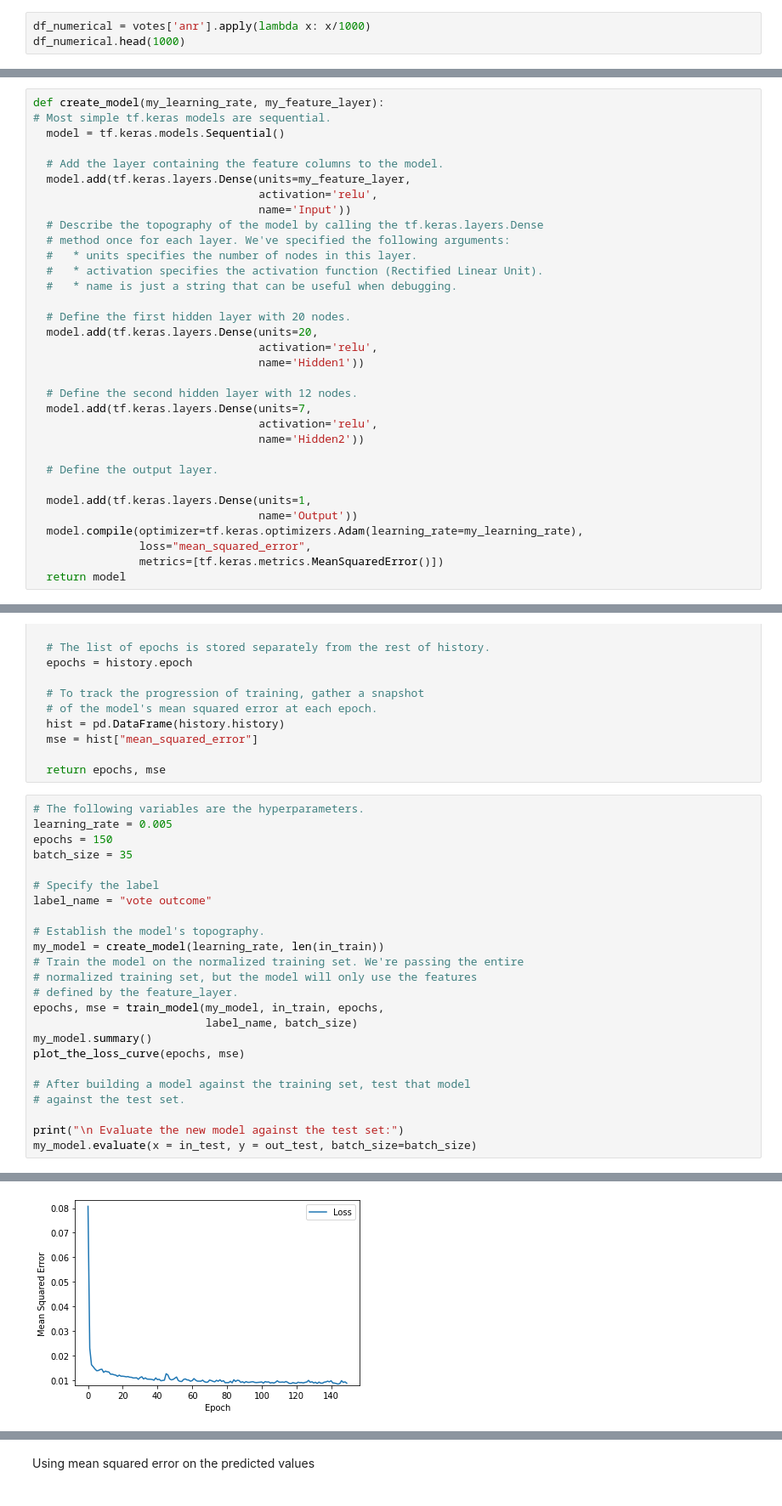
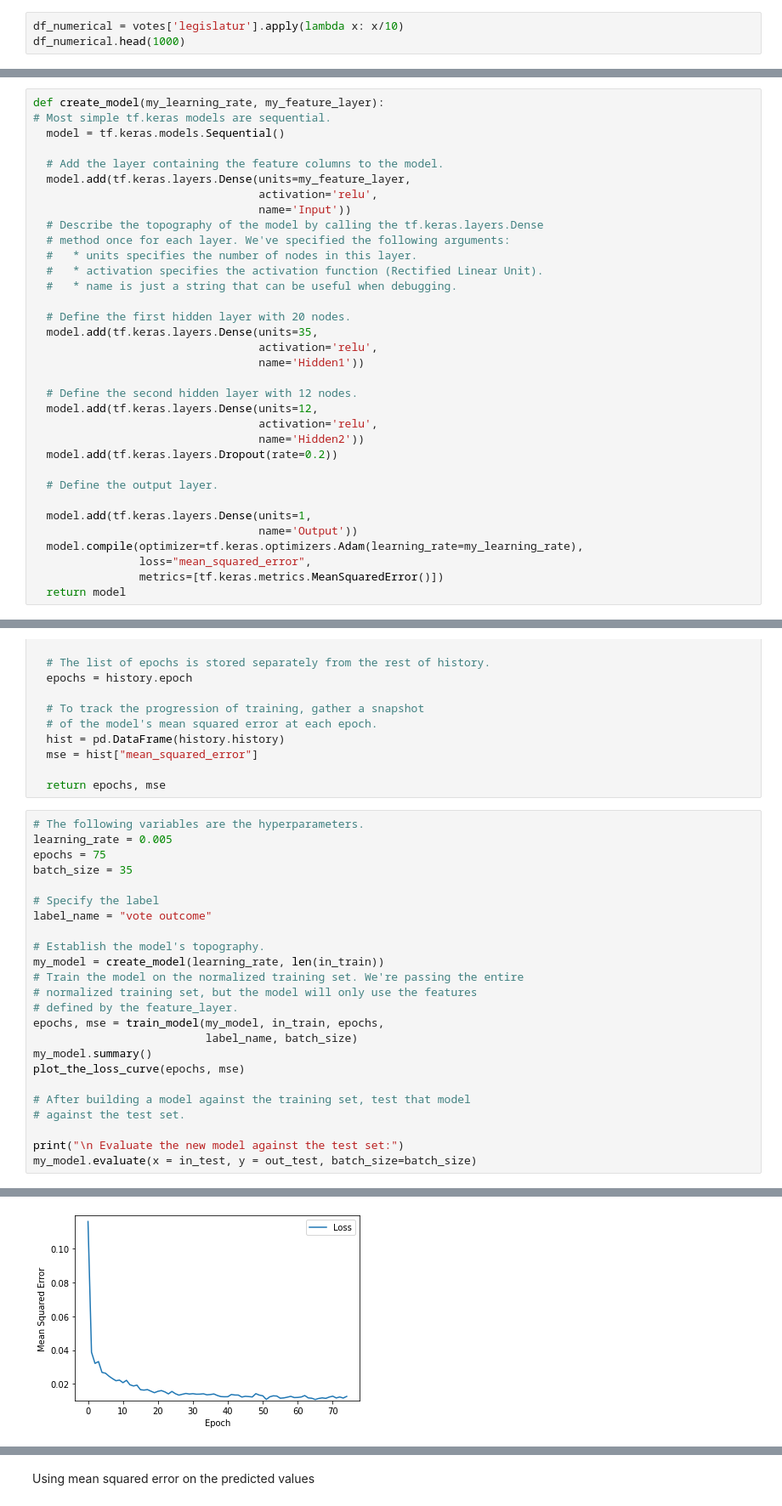
Before and after one commit to DJAntivenom/swiss-vote-prediction, a Jupyter notebook: src/nn_1.1.ipynb, the cells around one changed output, grey strips where cells are left out. Shown at 85% size. Drawn from its saved outputs; the diff is of its cells as text.

Commit message:
NN model ME of 11 \%

```diff
--- a/src/nn_1.1.ipynb
+++ b/src/nn_1.1.ipynb
@@ -207,6 +207,6 @@ print(df_onehot.head(1000))
 
 [611 rows x 8 columns]
 # %%
-df_numerical = votes['anr'].apply(lambda x: x/1000)
+df_numerical = votes['legislatur'].apply(lambda x: x/10)
 df_numerical.head(1000)
 # %% [output]
@@ -301,14 +301,15 @@ def create_model(my_learning_rate, my_feature_layer):
   #   * name is just a string that can be useful when debugging.
 
   # Define the first hidden layer with 20 nodes.
-  model.add(tf.keras.layers.Dense(units=20,
+  model.add(tf.keras.layers.Dense(units=35,
                                   activation='relu',
                                   name='Hidden1'))
 
   # Define the second hidden layer with 12 nodes.
-  model.add(tf.keras.layers.Dense(units=7,
+  model.add(tf.keras.layers.Dense(units=12,
                                   activation='relu',
                                   name='Hidden2'))
+  model.add(tf.keras.layers.Dropout(rate=0.2))
 
   # Define the output layer.
 
@@ -337,7 +338,7 @@ def train_model(model, dataset, epochs, label_name,
 # %%
 # The following variables are the hyperparameters.
 learning_rate = 0.005
-epochs = 150
+epochs = 75
 batch_size = 35
 
 # Specify the label
@@ -377,4 +378,4 @@ Trainable params: 17,255
 Non-trainable params: 0
 _________________________________________________________________
-[figure, old version]
+[figure, new version]
  Evaluate the new model against the test set:
```
Also changed, not shown: parts of 6 cells of this notebook.
